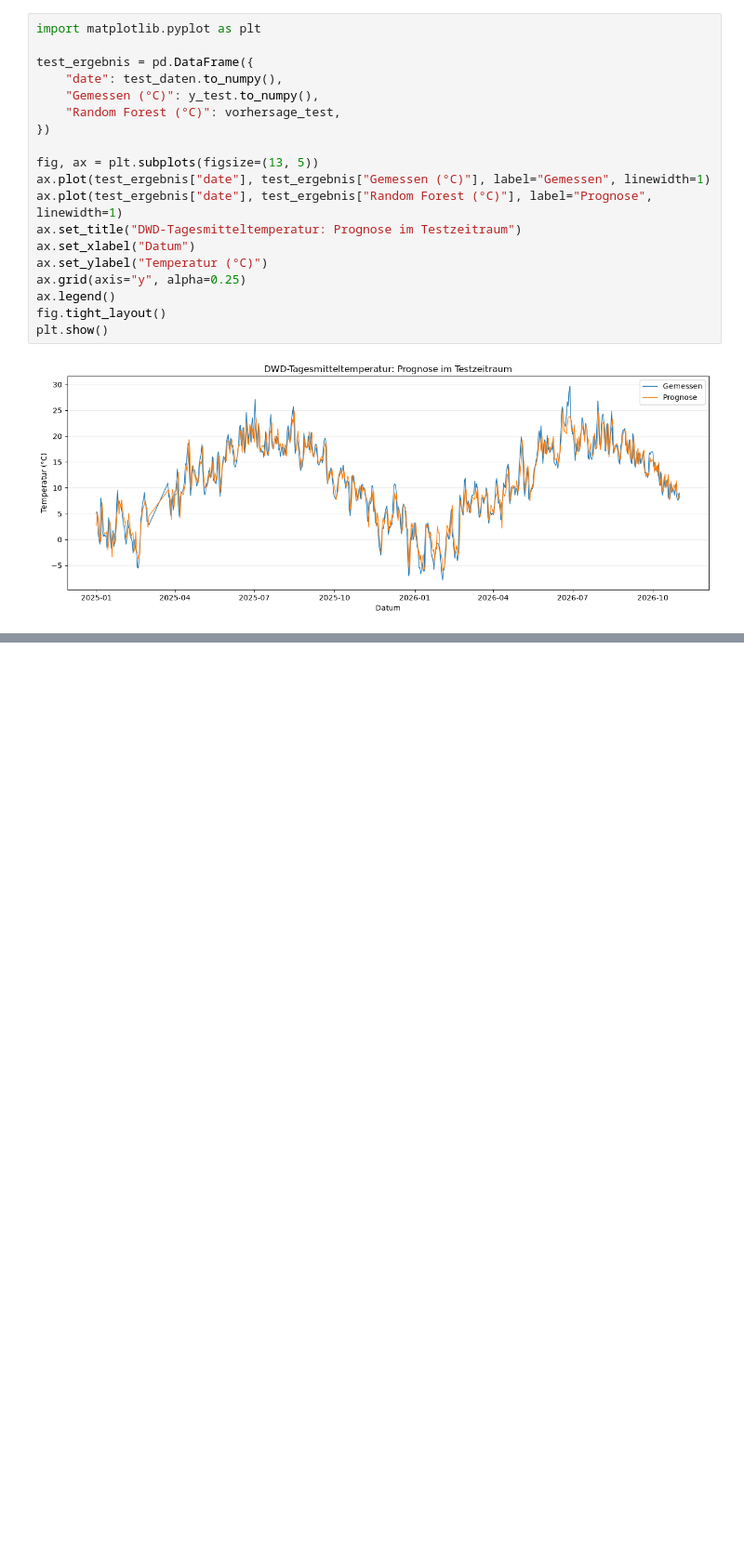
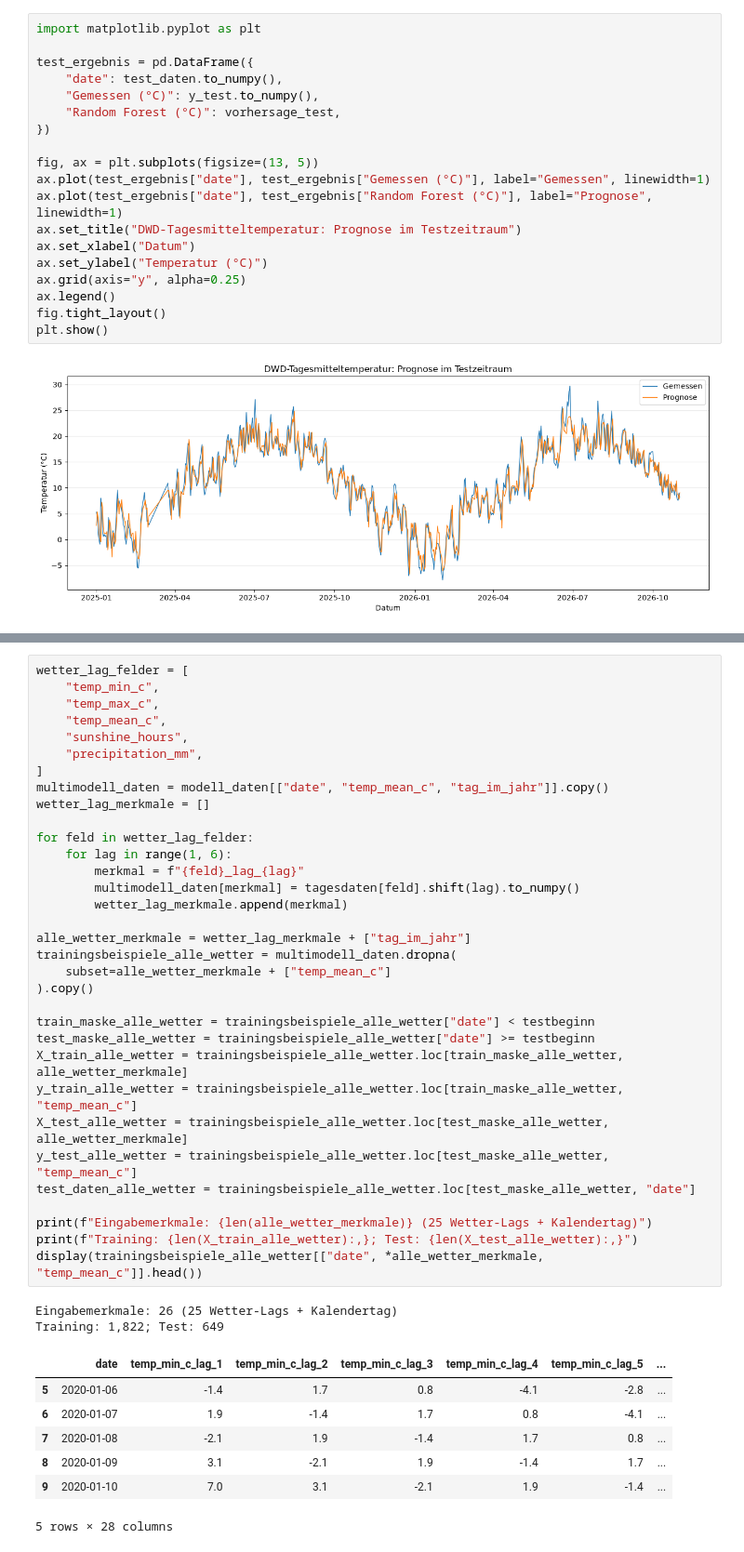
Before and after one commit to Bo-Bandy030/Git_Uebung_3, a Jupyter notebook: dwd_berlin_2020_heute.ipynb, the cells around one changed output, grey strips where cells are left out. Shown at 93% size. Drawn from its saved outputs; the diff is of its cells as text; blank space fills up the shorter version.

Commit message:
model erweitert um alle wetterdaten, nicht nur temperatur und interpretation der zusammenhänge

```diff
--- a/dwd_berlin_2020_heute.ipynb
+++ b/dwd_berlin_2020_heute.ipynb
@@ -365,0 +363,43 @@ plt.show()
+# %%
+wetter_lag_felder = [
+    "temp_min_c",
+    "temp_max_c",
+    "temp_mean_c",
+    "sunshine_hours",
+    "precipitation_mm",
+]
+multimodell_daten = modell_daten[["date", "temp_mean_c", "tag_im_jahr"]].copy()
+wetter_lag_merkmale = []
+
+for feld in wetter_lag_felder:
+    for lag in range(1, 6):
+        merkmal = f"{feld}_lag_{lag}"
+        multimodell_daten[merkmal] = tagesdaten[feld].shift(lag).to_numpy()
+        wetter_lag_merkmale.append(merkmal)
+
+alle_wetter_merkmale = wetter_lag_merkmale + ["tag_im_jahr"]
+trainingsbeispiele_alle_wetter = multimodell_daten.dropna(
+    subset=alle_wetter_merkmale + ["temp_mean_c"]
+).copy()
+
+train_maske_alle_wetter = trainingsbeispiele_alle_wetter["date"] < testbeginn
+test_maske_alle_wetter = trainingsbeispiele_alle_wetter["date"] >= testbeginn
+X_train_alle_wetter = trainingsbeispiele_alle_wetter.loc[train_maske_alle_wetter, alle_wetter_merkmale]
+y_train_alle_wetter = trainingsbeispiele_alle_wetter.loc[train_maske_alle_wetter, "temp_mean_c"]
+X_test_alle_wetter = trainingsbeispiele_alle_wetter.loc[test_maske_alle_wetter, alle_wetter_merkmale]
+y_test_alle_wetter = trainingsbeispiele_alle_wetter.loc[test_maske_alle_wetter, "temp_mean_c"]
+test_daten_alle_wetter = trainingsbeispiele_alle_wetter.loc[test_maske_alle_wetter, "date"]
+
+print(f"Eingabemerkmale: {len(alle_wetter_merkmale)} (25 Wetter-Lags + Kalendertag)")
+print(f"Training: {len(X_train_alle_wetter):,}; Test: {len(X_test_alle_wetter):,}")
+display(trainingsbeispiele_alle_wetter[["date", *alle_wetter_merkmale, "temp_mean_c"]].head())
+# %% [output]
+Eingabemerkmale: 26 (25 Wetter-Lags + Kalendertag)
+Training: 1,822; Test: 649
+|  | date | temp_min_c_lag_1 | temp_min_c_lag_2 | temp_min_c_lag_3 | temp_min_c_lag_4 | temp_min_c_lag_5 | ... |
+| 5 | 2020-01-06 | -1.4 | 1.7 | 0.8 | -4.1 | -2.8 | ... |
+| 6 | 2020-01-07 | 1.9 | -1.4 | 1.7 | 0.8 | -4.1 | ... |
+| 7 | 2020-01-08 | -2.1 | 1.9 | -1.4 | 1.7 | 0.8 | ... |
+| 8 | 2020-01-09 | 3.1 | -2.1 | 1.9 | -1.4 | 1.7 | ... |
+| 9 | 2020-01-10 | 7.0 | 3.1 | -2.1 | 1.9 | -1.4 | ... |
+5 rows × 28 columns
```
Also changed, not shown: parts of 6 cells of this notebook.
